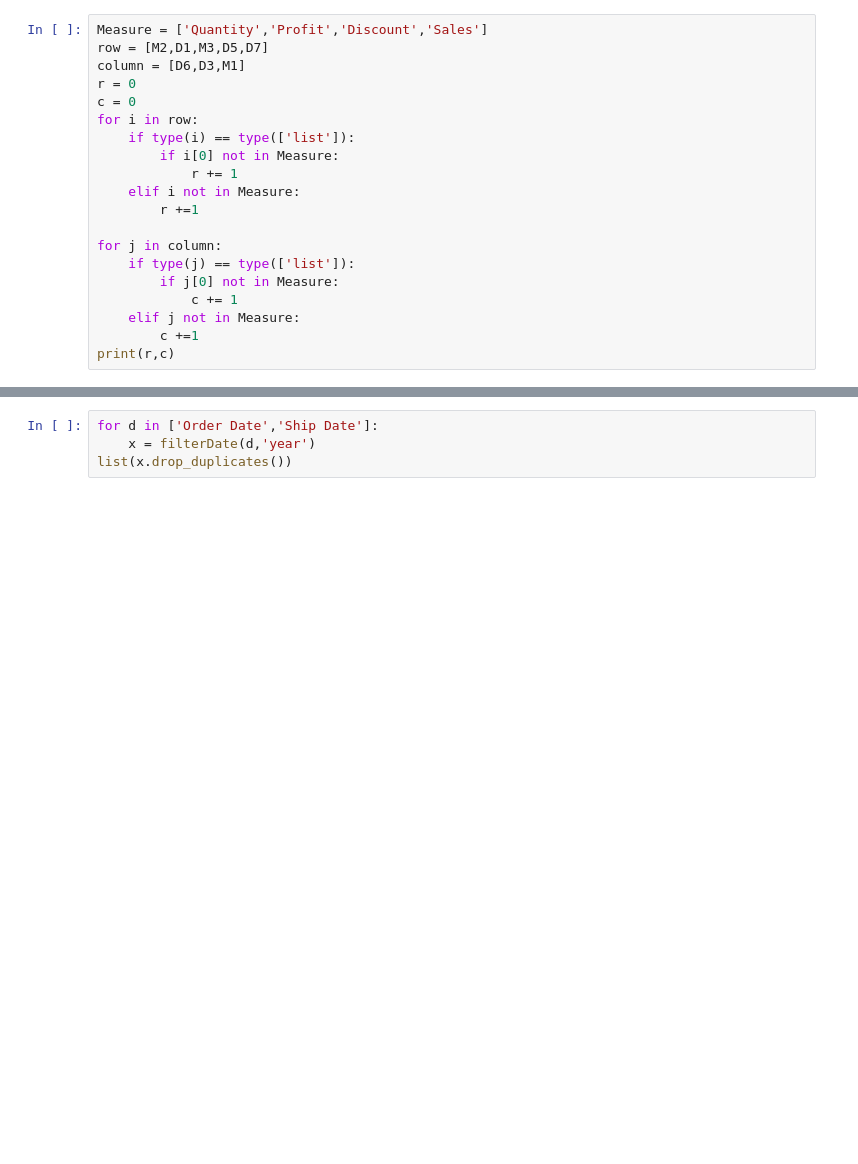
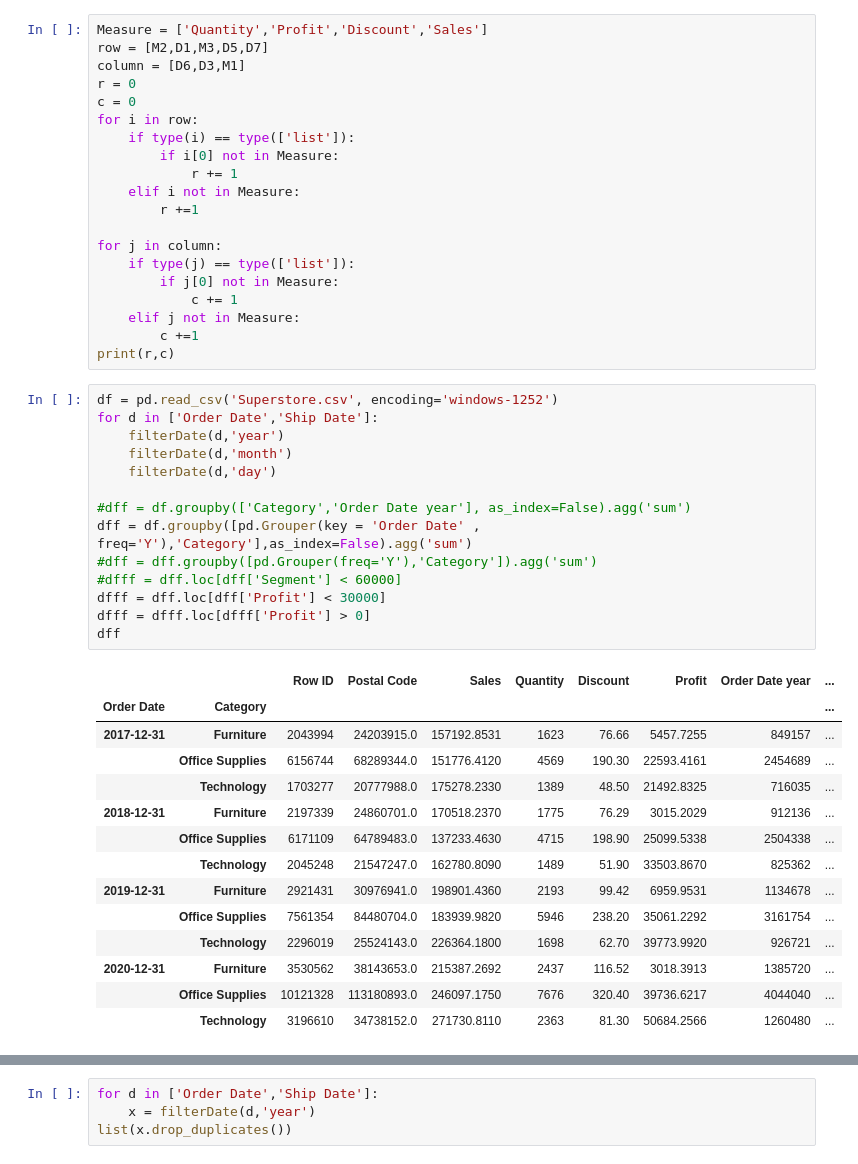
Before and after one commit to ThanawatKMUTNB/DataViz, a Jupyter notebook: Altair_Graph/testGraph.ipynb, the cells around one changed output, grey strips where cells are left out. Drawn from its saved outputs; the diff is of its cells as text; blank space fills up the shorter version.

```diff
--- a/Altair_Graph/testGraph.ipynb
+++ b/Altair_Graph/testGraph.ipynb
@@ -655,4 +668,33 @@ for j in column:
     elif j not in Measure:
         c +=1
 print(r,c)
+# %%
+df = pd.read_csv('Superstore.csv', encoding='windows-1252')
+for d in ['Order Date','Ship Date']:
+    filterDate(d,'year')
+    filterDate(d,'month')
+    filterDate(d,'day')
+
+#dff = df.groupby(['Category','Order Date year'], as_index=False).agg('sum')
+dff = df.groupby([pd.Grouper(key = 'Order Date' , freq='Y'),'Category'],as_index=False).agg('sum')
+#dff = dff.groupby([pd.Grouper(freq='Y'),'Category']).agg('sum')
+#dfff = dff.loc[dff['Segment'] < 60000]
+dfff = dff.loc[dff['Profit'] < 30000]
+dfff = dfff.loc[dfff['Profit'] > 0]
+dff
+# %% [output]
+|  |  | Row ID | Postal Code | Sales | Quantity | Discount | Profit | Order Date year | ... |
+| Order Date | Category |  |  |  |  |  |  |  | ... |
+| 2017-12-31 | Furniture | 2043994 | 24203915.0 | 157192.8531 | 1623 | 76.66 | 5457.7255 | 849157 | ... |
+|  | Office Supplies | 6156744 | 68289344.0 | 151776.4120 | 4569 | 190.30 | 22593.4161 | 2454689 | ... |
+|  | Technology | 1703277 | 20777988.0 | 175278.2330 | 1389 | 48.50 | 21492.8325 | 716035 | ... |
+| 2018-12-31 | Furniture | 2197339 | 24860701.0 | 170518.2370 | 1775 | 76.29 | 3015.2029 | 912136 | ... |
+|  | Office Supplies | 6171109 | 64789483.0 | 137233.4630 | 4715 | 198.90 | 25099.5338 | 2504338 | ... |
+|  | Technology | 2045248 | 21547247.0 | 162780.8090 | 1489 | 51.90 | 33503.8670 | 825362 | ... |
+| 2019-12-31 | Furniture | 2921431 | 30976941.0 | 198901.4360 | 2193 | 99.42 | 6959.9531 | 1134678 | ... |
+|  | Office Supplies | 7561354 | 84480704.0 | 183939.9820 | 5946 | 238.20 | 35061.2292 | 3161754 | ... |
+|  | Technology | 2296019 | 25524143.0 | 226364.1800 | 1698 | 62.70 | 39773.9920 | 926721 | ... |
+| 2020-12-31 | Furniture | 3530562 | 38143653.0 | 215387.2692 | 2437 | 116.52 | 3018.3913 | 1385720 | ... |
+|  | Office Supplies | 10121328 | 113180893.0 | 246097.1750 | 7676 | 320.40 | 39736.6217 | 4044040 | ... |
+|  | Technology | 3196610 | 34738152.0 | 271730.8110 | 2363 | 81.30 | 50684.2566 | 1260480 | ... |
 # %%
```
Also changed, not shown: parts of 2 cells of this notebook.
